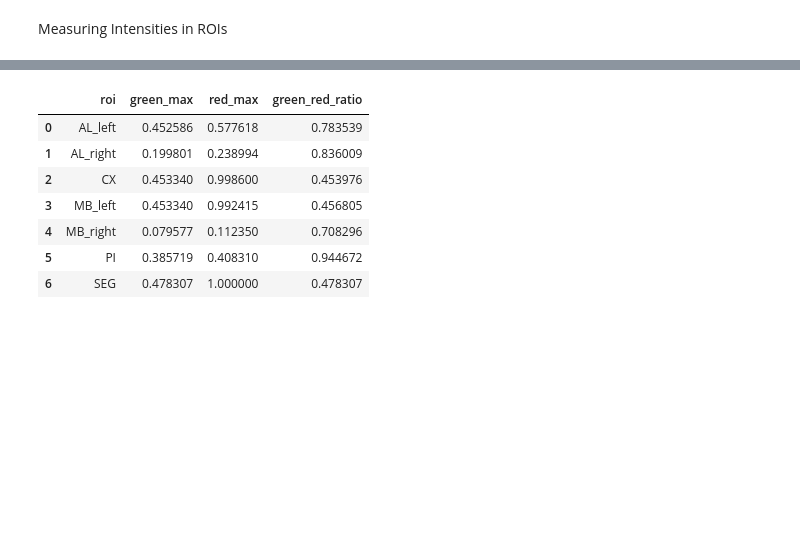
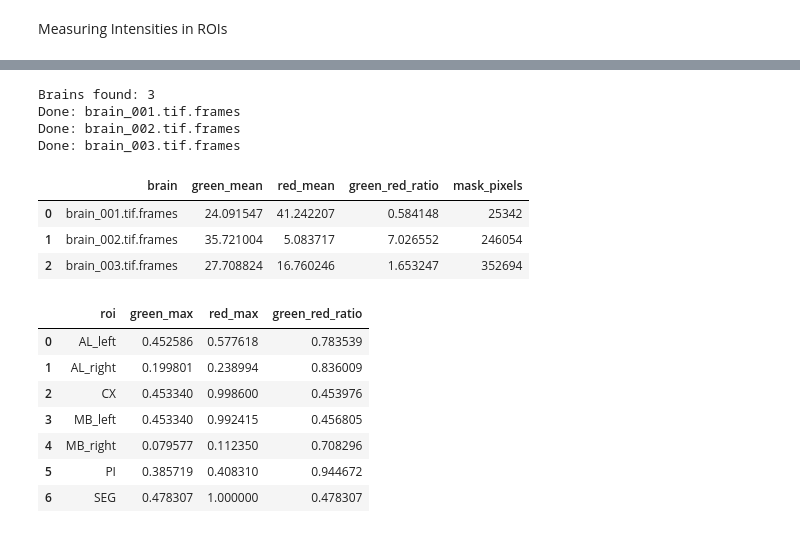
Before and after one commit to gabrielaclemente/CrockerLabMolecularTBI, a Jupyter notebook: brain_roi_measure_current.ipynb, the cells around one changed output, grey strips where cells are left out. Cells and saved outputs as stored; diff of their text form; code cells hidden in the pictures; blank space fills up the shorter version.

```diff
--- a/brain_roi_measure_current.ipynb
+++ b/brain_roi_measure_current.ipynb
@@ -513,3 +555,66 @@ red_aligned min/max: 0.0 1.0
+# %%
+# For Crocker: Measure whole-brain mean intensity for ALL brains in a folder
+
+BRAINS_FOLDER = Path(r"C:\Users\mbmsw\OneDrive - Middlebury College\Crocker Lab\data\brains") # Change this to match your folder
+THRESH_FACTOR = 0.4   # same setting for every brain, but can be changed
+OPEN_RADIUS   = 8     # same setting for every brain, but can be changed
+
+def whole_brain_mask(img):
+    x = gaussian_filter(normalize01(img), 3)
+    mask = x > threshold_otsu(x) * THRESH_FACTOR
+    if OPEN_RADIUS > 0:
+        mask = binary_opening(mask, structure=disk(OPEN_RADIUS))
+    mask = binary_fill_holes(mask)
+    return largest_component(mask)
+
+# Only folders that actually contain C002 slice files
+brain_folders = sorted(p for p in BRAINS_FOLDER.iterdir()
+                       if p.is_dir() and any(p.glob("*C002Z*.tif")))
+print("Brains found:", len(brain_folders))
+
+rows = []
+for folder in brain_folders:
+    try:
+        g_proj = load_stack(folder, GREEN_C).max(axis=0)
+        r_proj = load_stack(folder, RED_C).max(axis=0)
+        reg_img = np.maximum(normalize01(g_proj), normalize01(r_proj))
+        mask = whole_brain_mask(reg_img)
+
+        g_mean = float(g_proj[mask].mean())
+        r_mean = float(r_proj[mask].mean())
+        rows.append({
+            "brain": folder.name,
+            "green_mean": g_mean,
+            "red_mean": r_mean,
+            "green_red_ratio": g_mean / r_mean if r_mean > 0 else np.nan,
+            "mask_pixels": int(mask.sum()),
+        })
+
+        # Save a picture of the outline so you can check each one
+        fig = plt.figure(figsize=(6, 6))
+        plt.imshow(np.clip(reg_img / np.percentile(reg_img, 99.5), 0, 1), cmap="gray")
+        plt.contour(mask.astype(float), levels=[0.5], colors="yellow")
+        plt.title(folder.name, fontsize=8)
+        plt.axis("off")
+        fig.savefig(RESULTS_DIR / f"{folder.name}_mask_check.png", dpi=100)
+        plt.close(fig)
+
+        print("Done:", folder.name)
+    except Exception as e:
+        print("SKIPPED:", folder.name, "->", e)
+
+df_all = pd.DataFrame(rows)
+df_all.to_csv(RESULTS_DIR / "whole_brain_means.csv", index=False)
+display(df_all)
+# %% [output]
+Brains found: 3
+Done: brain_001.tif.frames
+Done: brain_002.tif.frames
+Done: brain_003.tif.frames
+|  | brain | green_mean | red_mean | green_red_ratio | mask_pixels |
+| 0 | brain_001.tif.frames | 24.091547 | 41.242207 | 0.584148 | 25342 |
+| 1 | brain_002.tif.frames | 35.721004 | 5.083717 | 7.026552 | 246054 |
+| 2 | brain_003.tif.frames | 27.708824 | 16.760246 | 1.653247 | 352694 |
 # %%
 rows = []
 for name, mask in aligned_masks.items():
```
Also changed, not shown: parts of 6 cells of this notebook.
